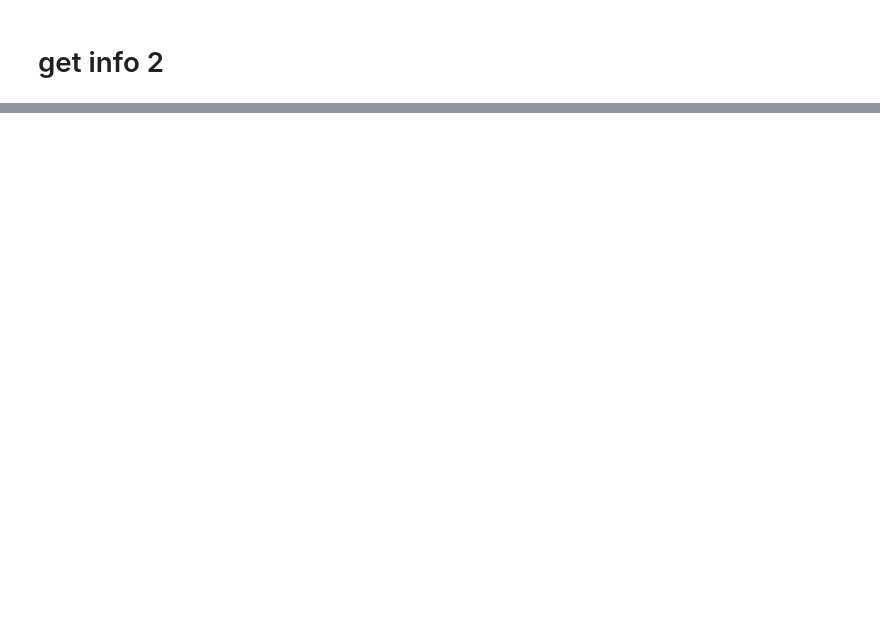
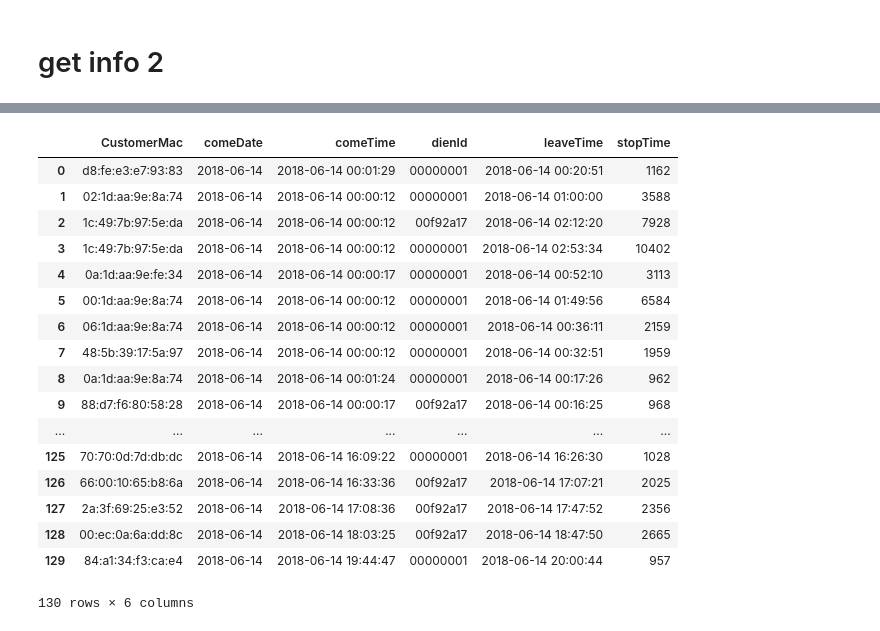
Before and after one commit to j122085/practise-ML-, a Jupyter notebook: FiveMongo.ipynb, the cells around one changed output, grey strips where cells are left out. Saved outputs shown, nothing was run; the diff lists cells and outputs as text; code cells hidden in the pictures; blank space fills up the shorter version.

```diff
--- a/FiveMongo.ipynb
+++ b/FiveMongo.ipynb
@@ -138,8 +64,8 @@ customeAppear
 # %% [markdown]
 # get info 2
 # %%
-lunchData=[i for i in data if i["time"]>start+timedelta(hours =10.5) and i["time"]<start+timedelta(hours =15)]
+lunchData=[i for i in rawdata if i["time"]>start+timedelta(hours =10.5) and i["time"]<start+timedelta(hours =15)]
 #留下中餐時間的資料
 # %%
-dinnerData=[i for i in data if i["time"]>start+timedelta(hours =15) and i["time"]<start+timedelta(hours =22)]
+dinnerData=[i for i in rawdata if i["time"]>start+timedelta(hours =15) and i["time"]<start+timedelta(hours =22)]
 #留下晚餐時間的資料
@@ -308,0 +277,38 @@ KeyboardInterrupt:
+# %%
+import time
+b=time.time()
+targetTable=[]
+for CustomerMac in CustomerMacS:
+    for dienId in dienIdS:
+        row={}
+        row["CustomerMac"]=CustomerMac
+        row['dienId']=dienId
+        row['comeDate']=ydt
+        #get dien-customer[index] datas
+        locationCustomerDatas=[j for j in table if j['CustomerMac']==CustomerMac and j['dienId']==dienId]
+        if len(locationCustomerDatas)>15:
+            row['comeTime']=locationCustomerDatas[2]['time']
+            time1=locationCustomerDatas[1]['time']
+            time2=locationCustomerDatas[2]['time']
+            beginTime=locationCustomerDatas[2]['time']
+            listTimeGap=[]
+            endTime=""
+            for i in locationCustomerDatas[2:]:
+                gap=time2-time1
+                time1=time2
+                time2=i['time']
+                if gap>timedelta(seconds=300):
+                    endTime=time1
+                    break
+            #     listTimeGap.append(gap)
+            if endTime=="":
+                endTime=time2
+            row['leaveTime']=endTime
+            row['stopTime']=(endTime-beginTime).seconds
+            #去除來的時間過長(員工) 或過短(路過)的人
+            if row['stopTime']>800 and row['stopTime']<10800:
+                targetTable.append(row)
+    e=time.time()
+    print(e-b)
+
+print("共花費{}秒".format(round(e-b)))
@@ -308,0 +333,22 @@ KeyboardInterrupt:
+# %%
+import pandas as pd
+pd.DataFrame(targetTable)
+# %% [output]
+|  | CustomerMac | comeDate | comeTime | dienId | leaveTime | stopTime |
+| 0 | d8:fe:e3:e7:93:83 | 2018-06-14 | 2018-06-14 00:01:29 | 00000001 | 2018-06-14 00:20:51 | 1162 |
+| 1 | 02:1d:aa:9e:8a:74 | 2018-06-14 | 2018-06-14 00:00:12 | 00000001 | 2018-06-14 01:00:00 | 3588 |
+| 2 | 1c:49:7b:97:5e:da | 2018-06-14 | 2018-06-14 00:00:12 | 00f92a17 | 2018-06-14 02:12:20 | 7928 |
+| 3 | 1c:49:7b:97:5e:da | 2018-06-14 | 2018-06-14 00:00:12 | 00000001 | 2018-06-14 02:53:34 | 10402 |
+| 4 | 0a:1d:aa:9e:fe:34 | 2018-06-14 | 2018-06-14 00:00:17 | 00000001 | 2018-06-14 00:52:10 | 3113 |
+| 5 | 00:1d:aa:9e:8a:74 | 2018-06-14 | 2018-06-14 00:00:12 | 00000001 | 2018-06-14 01:49:56 | 6584 |
+| 6 | 06:1d:aa:9e:8a:74 | 2018-06-14 | 2018-06-14 00:00:12 | 00000001 | 2018-06-14 00:36:11 | 2159 |
+| 7 | 48:5b:39:17:5a:97 | 2018-06-14 | 2018-06-14 00:00:12 | 00000001 | 2018-06-14 00:32:51 | 1959 |
+| 8 | 0a:1d:aa:9e:8a:74 | 2018-06-14 | 2018-06-14 00:01:24 | 00000001 | 2018-06-14 00:17:26 | 962 |
+| 9 | 88:d7:f6:80:58:28 | 2018-06-14 | 2018-06-14 00:00:17 | 00f92a17 | 2018-06-14 00:16:25 | 968 |
+| ... | ... | ... | ... | ... | ... | ... |
+| 125 | 70:70:0d:7d:db:dc | 2018-06-14 | 2018-06-14 16:09:22 | 00000001 | 2018-06-14 16:26:30 | 1028 |
+| 126 | 66:00:10:65:b8:6a | 2018-06-14 | 2018-06-14 16:33:36 | 00f92a17 | 2018-06-14 17:07:21 | 2025 |
+| 127 | 2a:3f:69:25:e3:52 | 2018-06-14 | 2018-06-14 17:08:36 | 00f92a17 | 2018-06-14 17:47:52 | 2356 |
+| 128 | 00:ec:0a:6a:dd:8c | 2018-06-14 | 2018-06-14 18:03:25 | 00f92a17 | 2018-06-14 18:47:50 | 2665 |
+| 129 | 84:a1:34:f3:ca:e4 | 2018-06-14 | 2018-06-14 19:44:47 | 00000001 | 2018-06-14 20:00:44 | 957 |
+130 rows × 6 columns
```
Also changed, not shown: parts of 28 cells of this notebook, 15 other files.
